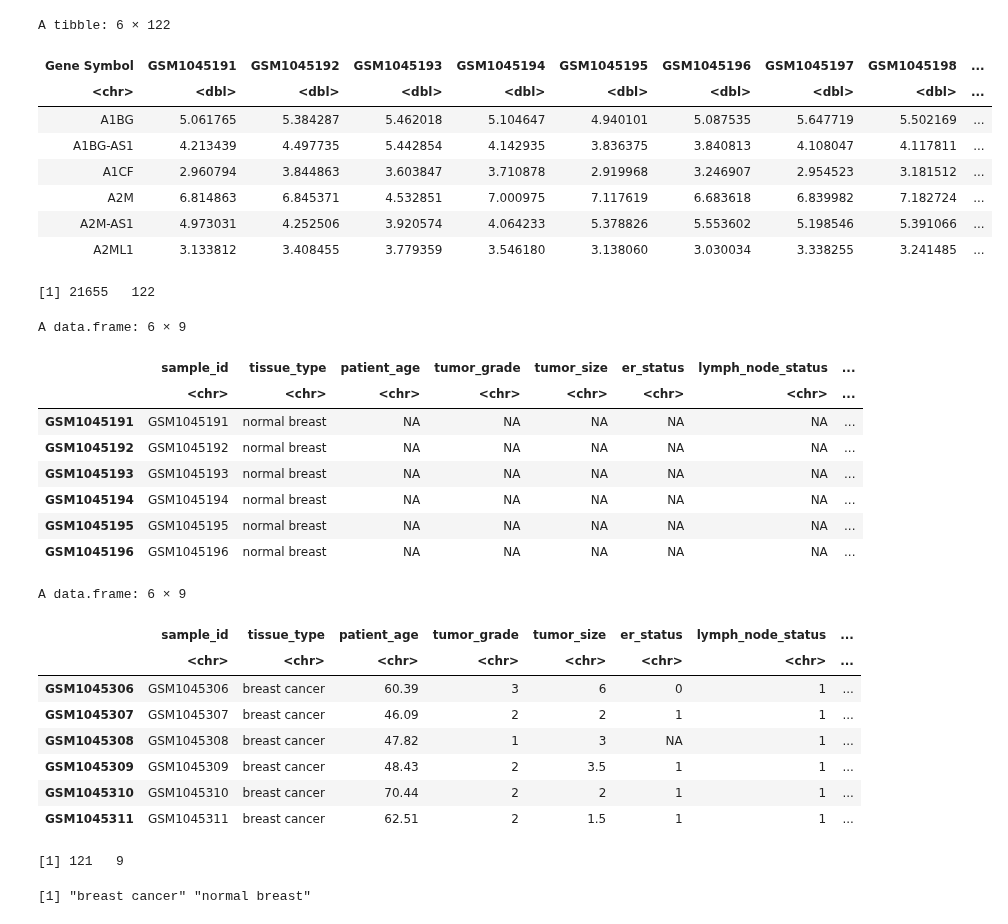
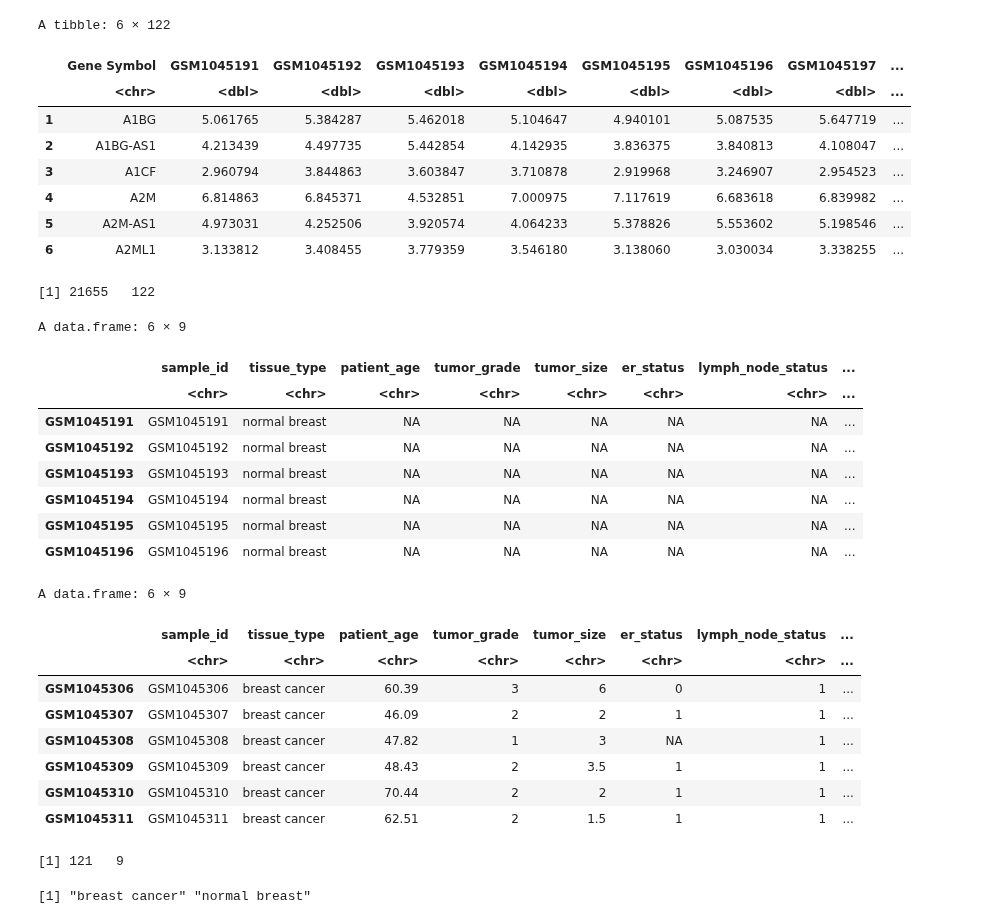
Before and after one commit to ramyap06/KongLab-ImmuneMLSurvivalAnalysis, a Jupyter notebook: src/deg_analysis.ipynb, the cells around one changed output. Cells and saved outputs as stored; diff of their text form; code cells hidden in the pictures.

```diff
--- a/src/deg_analysis.ipynb
+++ b/src/deg_analysis.ipynb
@@ -4,24 +6,24 @@ library(limma)
 # %%
 # load .rds saved datasets into variables
-expr <- readRDS("../datasets/expression_matrix_train.rds")
-clinical <- readRDS("../datasets/clinical_metadata_train.rds")
+expr <- read.csv("../datasets/expression_matrix_train.rds")
+clinical <- read.csv("../datasets/clinical_metadata_train.rds")
 
 head(expr)
 dim(expr)
 
 head(clinical)
 tail(clinical)
 dim(clinical)
 # %% [output]
 A tibble: 6 × 122
-| Gene Symbol | GSM1045191 | GSM1045192 | GSM1045193 | GSM1045194 | GSM1045195 | GSM1045196 | GSM1045197 | GSM1045198 | ... |
-| <chr> | <dbl> | <dbl> | <dbl> | <dbl> | <dbl> | <dbl> | <dbl> | <dbl> | ... |
-| A1BG | 5.061765 | 5.384287 | 5.462018 | 5.104647 | 4.940101 | 5.087535 | 5.647719 | 5.502169 | ... |
-| A1BG-AS1 | 4.213439 | 4.497735 | 5.442854 | 4.142935 | 3.836375 | 3.840813 | 4.108047 | 4.117811 | ... |
-| A1CF | 2.960794 | 3.844863 | 3.603847 | 3.710878 | 2.919968 | 3.246907 | 2.954523 | 3.181512 | ... |
-| A2M | 6.814863 | 6.845371 | 4.532851 | 7.000975 | 7.117619 | 6.683618 | 6.839982 | 7.182724 | ... |
-| A2M-AS1 | 4.973031 | 4.252506 | 3.920574 | 4.064233 | 5.378826 | 5.553602 | 5.198546 | 5.391066 | ... |
-| A2ML1 | 3.133812 | 3.408455 | 3.779359 | 3.546180 | 3.138060 | 3.030034 | 3.338255 | 3.241485 | ... |
+|  | Gene Symbol | GSM1045191 | GSM1045192 | GSM1045193 | GSM1045194 | GSM1045195 | GSM1045196 | GSM1045197 | ... |
+|  | <chr> | <dbl> | <dbl> | <dbl> | <dbl> | <dbl> | <dbl> | <dbl> | ... |
+| 1 | A1BG | 5.061765 | 5.384287 | 5.462018 | 5.104647 | 4.940101 | 5.087535 | 5.647719 | ... |
+| 2 | A1BG-AS1 | 4.213439 | 4.497735 | 5.442854 | 4.142935 | 3.836375 | 3.840813 | 4.108047 | ... |
+| 3 | A1CF | 2.960794 | 3.844863 | 3.603847 | 3.710878 | 2.919968 | 3.246907 | 2.954523 | ... |
+| 4 | A2M | 6.814863 | 6.845371 | 4.532851 | 7.000975 | 7.117619 | 6.683618 | 6.839982 | ... |
+| 5 | A2M-AS1 | 4.973031 | 4.252506 | 3.920574 | 4.064233 | 5.378826 | 5.553602 | 5.198546 | ... |
+| 6 | A2ML1 | 3.133812 | 3.408455 | 3.779359 | 3.546180 | 3.138060 | 3.030034 | 3.338255 | ... |
 [1] 21655   122
 A data.frame: 6 × 9
 |  | sample_id | tissue_type | patient_age | tumor_grade | tumor_size | er_status | lymph_node_status | ... |
```
Also changed, not shown: parts of 11 cells of this notebook, 7 other files.
